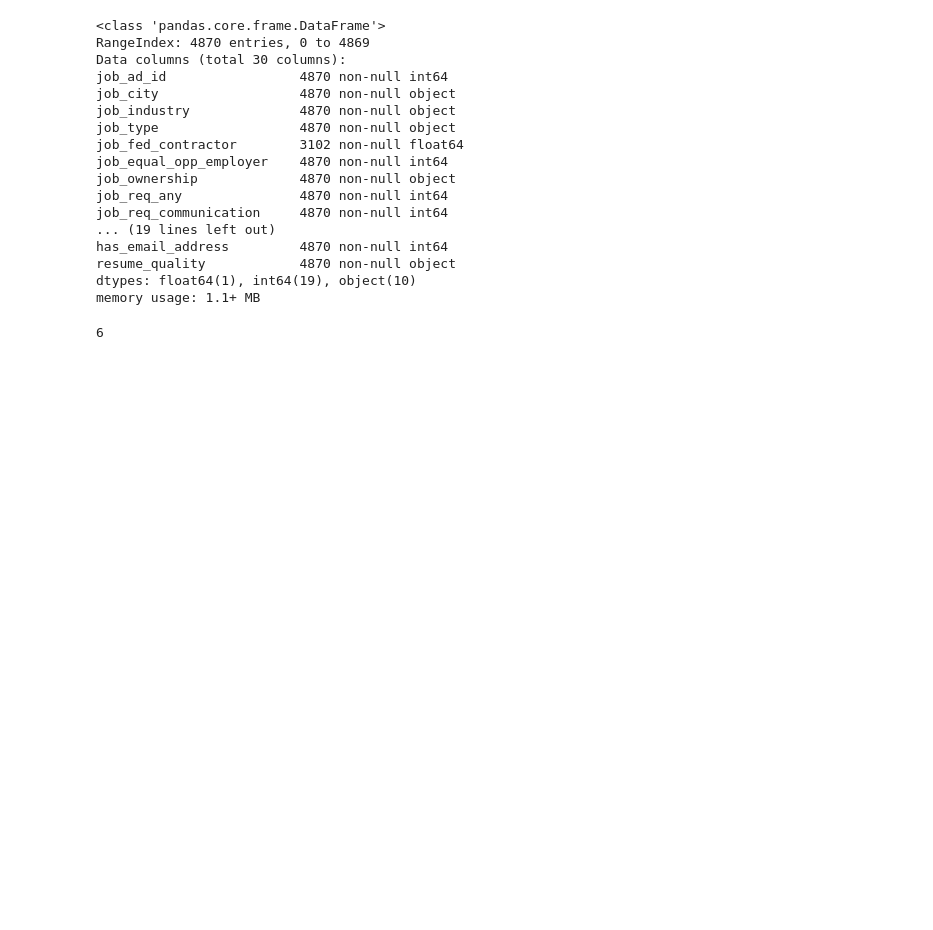
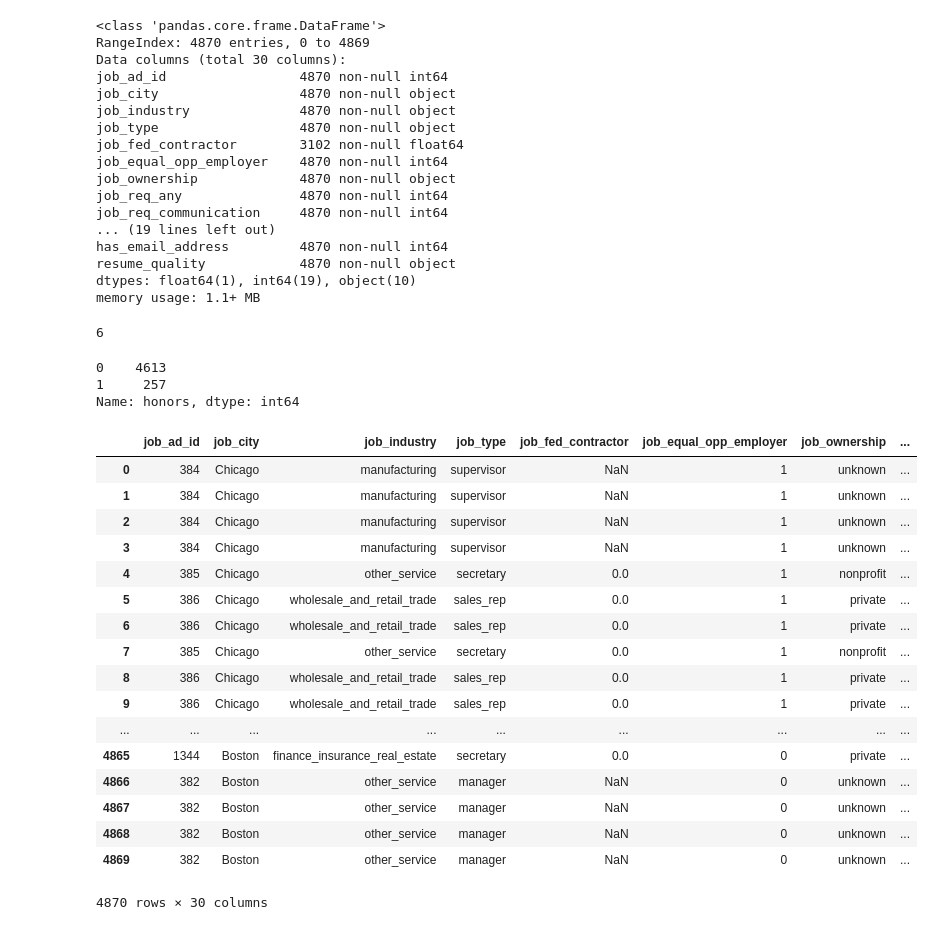
Before and after one commit to mseyhan/statistical-learning, a Jupyter notebook: chapter9_5.ipynb, the cells around one changed output. Drawn from its saved outputs; the diff is of its cells as text; code cells hidden in the pictures; blank space fills up the shorter version.

```diff
--- a/chapter9_5.ipynb
+++ b/chapter9_5.ipynb
@@ -44,3 +44,30 @@ memory usage: 1.1+ MB
 len(resume.job_type.unique())
 # %% [output]
 6
+# %%
+resume.honors.value_counts()
+# %% [output]
+0    4613
+1     257
+Name: honors, dtype: int64
+# %%
+resume
+# %% [output]
+|  | job_ad_id | job_city | job_industry | job_type | job_fed_contractor | job_equal_opp_employer | job_ownership | ... |
+| 0 | 384 | Chicago | manufacturing | supervisor | NaN | 1 | unknown | ... |
+| 1 | 384 | Chicago | manufacturing | supervisor | NaN | 1 | unknown | ... |
+| 2 | 384 | Chicago | manufacturing | supervisor | NaN | 1 | unknown | ... |
+| 3 | 384 | Chicago | manufacturing | supervisor | NaN | 1 | unknown | ... |
+| 4 | 385 | Chicago | other_service | secretary | 0.0 | 1 | nonprofit | ... |
+| 5 | 386 | Chicago | wholesale_and_retail_trade | sales_rep | 0.0 | 1 | private | ... |
+| 6 | 386 | Chicago | wholesale_and_retail_trade | sales_rep | 0.0 | 1 | private | ... |
+| 7 | 385 | Chicago | other_service | secretary | 0.0 | 1 | nonprofit | ... |
+| 8 | 386 | Chicago | wholesale_and_retail_trade | sales_rep | 0.0 | 1 | private | ... |
+| 9 | 386 | Chicago | wholesale_and_retail_trade | sales_rep | 0.0 | 1 | private | ... |
+| ... | ... | ... | ... | ... | ... | ... | ... | ... |
+| 4865 | 1344 | Boston | finance_insurance_real_estate | secretary | 0.0 | 0 | private | ... |
+| 4866 | 382 | Boston | other_service | manager | NaN | 0 | unknown | ... |
+| 4867 | 382 | Boston | other_service | manager | NaN | 0 | unknown | ... |
+| 4868 | 382 | Boston | other_service | manager | NaN | 0 | unknown | ... |
+| 4869 | 382 | Boston | other_service | manager | NaN | 0 | unknown | ... |
+4870 rows × 30 columns
```
